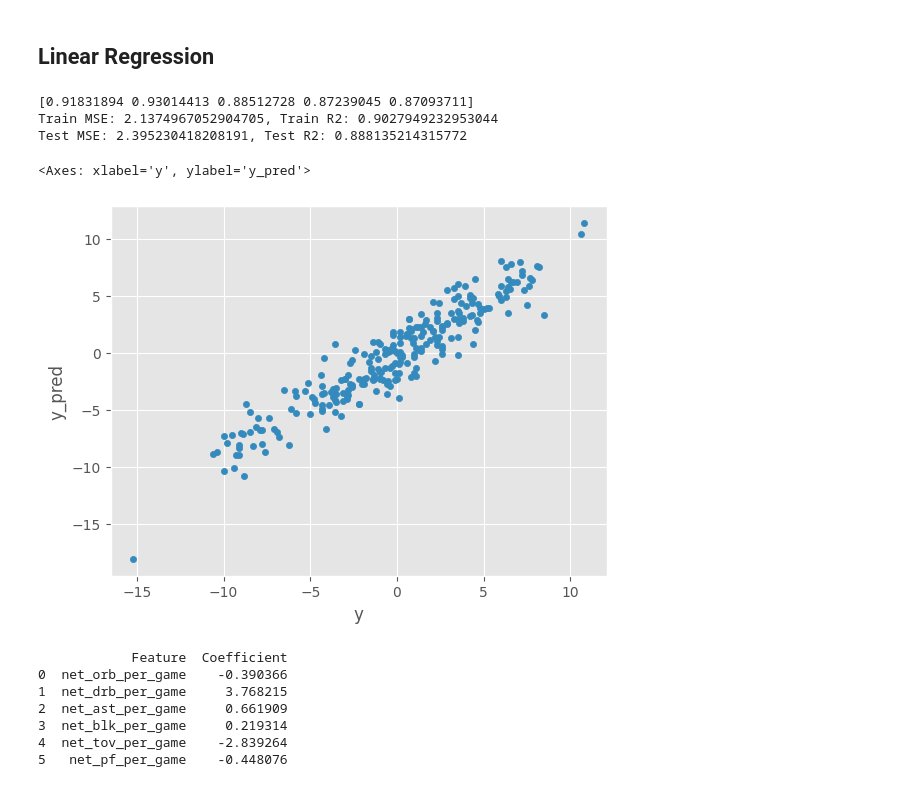
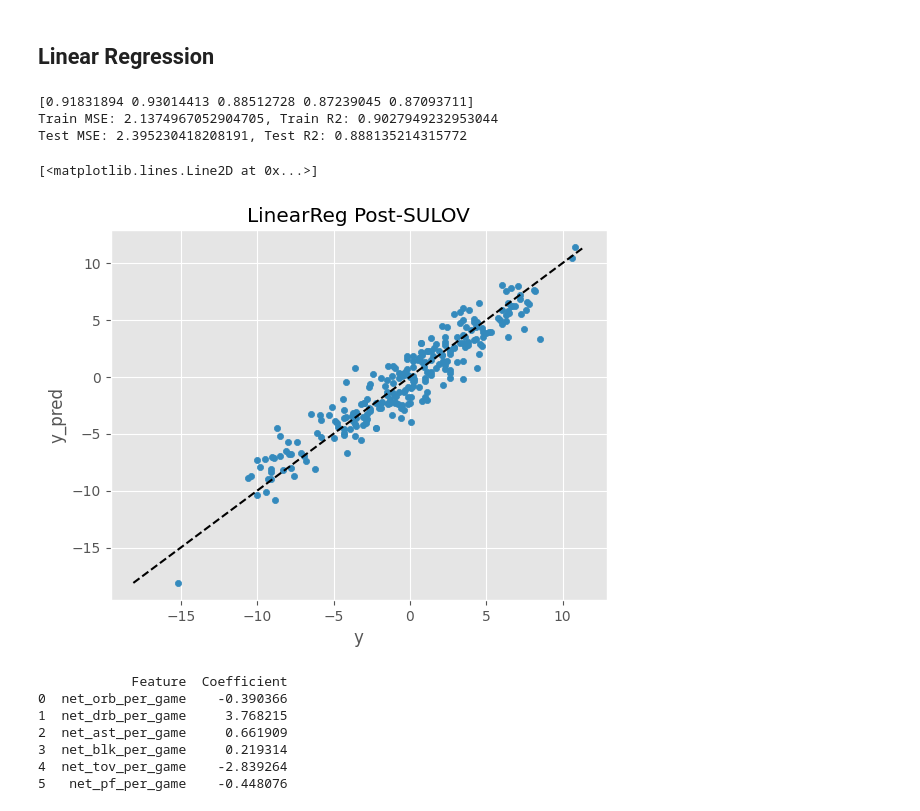
Before and after one commit to CaptainSpaceboy/ECS171-Team12, a Jupyter notebook: Team12.ipynb, the cells around one changed output. Saved outputs shown, nothing was run; the diff lists cells and outputs as text; code cells hidden in the pictures.

Commit message:
Update Team12.ipynb
Added more plot titles, added y = x lines for clarity

```diff
--- a/Team12.ipynb
+++ b/Team12.ipynb
@@ -1117,36 +1117,39 @@ scores = cross_val_score(linearModel, X, y, cv=5, scoring = 'r2')
 print(scores)
 
 #X_train, X_test, y_train, y_test = train_test_split(X, y, test_size=0.2, random_state=0)
 linearModel.fit(scaled_X_train_df, y_train)
 
 # save the model
 joblib.dump(linearModel, 'LinRegModel.joblib')
 
 #Training Scores
 y_train_pred = linearModel.predict(scaled_X_train_df)
 train_mse = mean_squared_error(y_train, y_train_pred)
 train_r2 = r2_score(y_train, y_train_pred)
 print("Train MSE: {}, Train R2: {}".format(train_mse, train_r2))
 
 #Got this from HW1
 y_pred = linearModel.predict(scaled_X_test_df)
 
 
 #Test scores
 mse = mean_squared_error(y_test, y_pred)
 r2 = r2_score(y_test, y_pred)
 print("Test MSE: {}, Test R2: {}".format(mse, r2))
 df = pd.DataFrame({
     'y': y_test,
     'y_pred': y_pred
 })
-df.plot.scatter(x='y', y = 'y_pred', title='LinearReg Post-SULOV')
+ax = df.plot.scatter(x='y', y = 'y_pred', title='LinearReg Post-SULOV')
+limits = [min(df['y'].min(), df['y_pred'].min()),
+          max(df['y'].max(), df['y_pred'].max())]
+ax.plot(limits, limits, 'k--', label='$y=x$ line')
 # %% [output]
 [0.91831894 0.93014413 0.88512728 0.87239045 0.87093711]
 Train MSE: 2.1374967052904705, Train R2: 0.9027949232953044
 Test MSE: 2.395230418208191, Test R2: 0.888135214315772
-<Axes: xlabel='y', ylabel='y_pred'>
+[<matplotlib.lines.Line2D at 0x...>]
-[figure, old version]
+[figure, new version]
 # %%
 coefficients_df = pd.DataFrame({
     'Feature' : scaled_X_train_df.columns,
```
Also changed, not shown: parts of 6 cells of this notebook.
